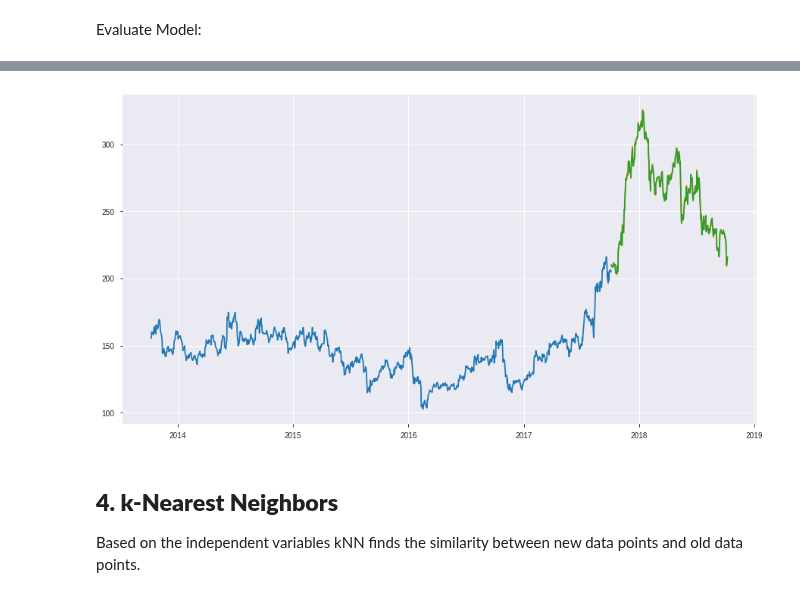
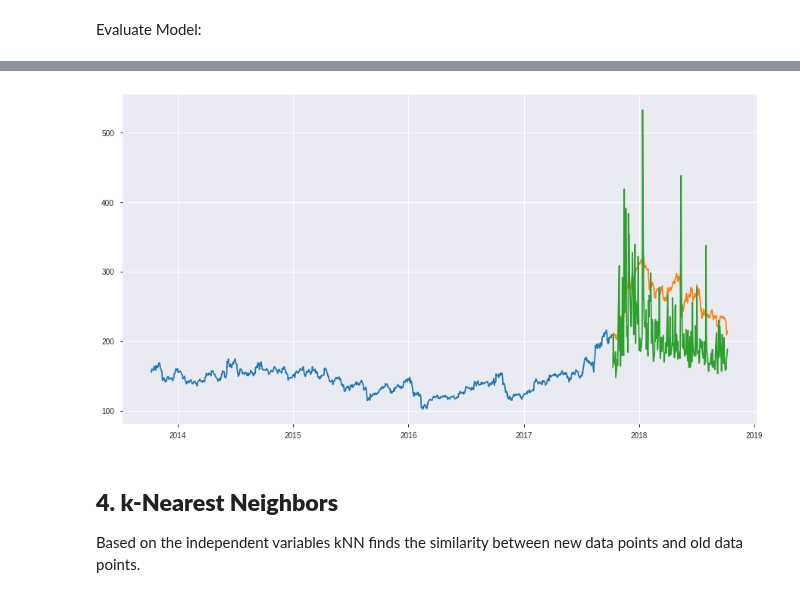
Before and after one commit to jgdelrio/tutorials, a Jupyter notebook: TimeSeries/03_Stock_Prediction.ipynb, the cells around one changed output, grey strips where cells are left out. Saved outputs shown, nothing was run; the diff lists cells and outputs as text; code cells hidden in the pictures.

Commit message:
Stock Prediction Updates Signed-off-by: Jose del Rio <jgriosanz@gmail.com>

```diff
--- a/TimeSeries/03_Stock_Prediction.ipynb
+++ b/TimeSeries/03_Stock_Prediction.ipynb
@@ -124,3 +130,6 @@ memory usage: 77.2 KB
+# %%
+# Sort the data by dates
+df = df.sort_index(axis=0)
 # %%
 df.describe()
 # %% [output]
@@ -157,9 +238,12 @@ Divide the data: Train and Test
 # %%
-df = df.sort_index(ascending=True, axis=0)
-data = df.copy()
-n_tr = 985
-df_train = data[:n_tr].copy()
-df_test = data[n_tr:].copy()
+n_tr = int(0.8 * df.shape[0])
+df_tr = df[:n_tr].copy()
+df_te = df[n_tr:].copy()
+
+data = df_log_diff.copy()
+n_div = int(0.8 * df_log_diff.shape[0])
+df_train = df_log_diff[:n_div].copy()
+df_test = df_log_diff[n_div:].copy()
 
 print(f'Total: {data.shape} \nTrain: {df_train.shape} \nTest: {df_test.shape}')
 # %% [output]
@@ -218,13 +337,14 @@ data['mon_fri'] = data['dateDayofweek'].apply(lambda x: x in [0, 4])
 data['mon_fri'] = data['mon_fri'].astype(int)
 # %%
 # Split data as before
-df_train = data[:n_tr].copy()
-df_test = data[n_tr:].copy()
-
-x_tr = df_train.drop('Close', axis=1)
-y_tr = df_train['Close']
-x_te = df_test.drop('Close', axis=1)
-y_te = df_test['Close']
+df_tr = data[:n_tr].copy()
+df_te = data[n_tr:].copy()
+# Eliminate any reference to the value...
+value_columns_to_drop = ["Close", "Open", "High", "Low", "Last"]
+x_tr = df_tr.drop(value_columns_to_drop, axis=1)
+y_tr = df_tr['Close']
+x_te = df_te.drop(value_columns_to_drop, axis=1)
+y_te = df_te['Close']
 # %%
 from sklearn.linear_model import LinearRegression
 
@@ -244,15 +364,15 @@ RMSE: 0.621
 # %%
 # Plot to have a visual representation...
-df_test['Predictions'] = 0
-df_test['Predictions'] = preds
+df_te['Predictions'] = 0
+df_te['Predictions'] = preds
 
-df_test.index = data[n_tr:].index
-df_train.index = data[:n_tr].index
+df_te.index = data[n_tr:].index
+df_tr.index = data[:n_tr].index
 plt.figure(figsize=(15, 8))
-plt.plot(df_train['Close']);
-plt.plot(df_test[['Close', 'Predictions']]);
+plt.plot(df_tr['Close']);
+plt.plot(df_te[['Close', 'Predictions']]);
 # %% [output]
-[figure, old version]
+[figure, new version]
 # %% [markdown]
 ## **4. k-Nearest Neighbors**
 
```
Also changed, not shown: parts of 32 cells of this notebook, 1 other file.
